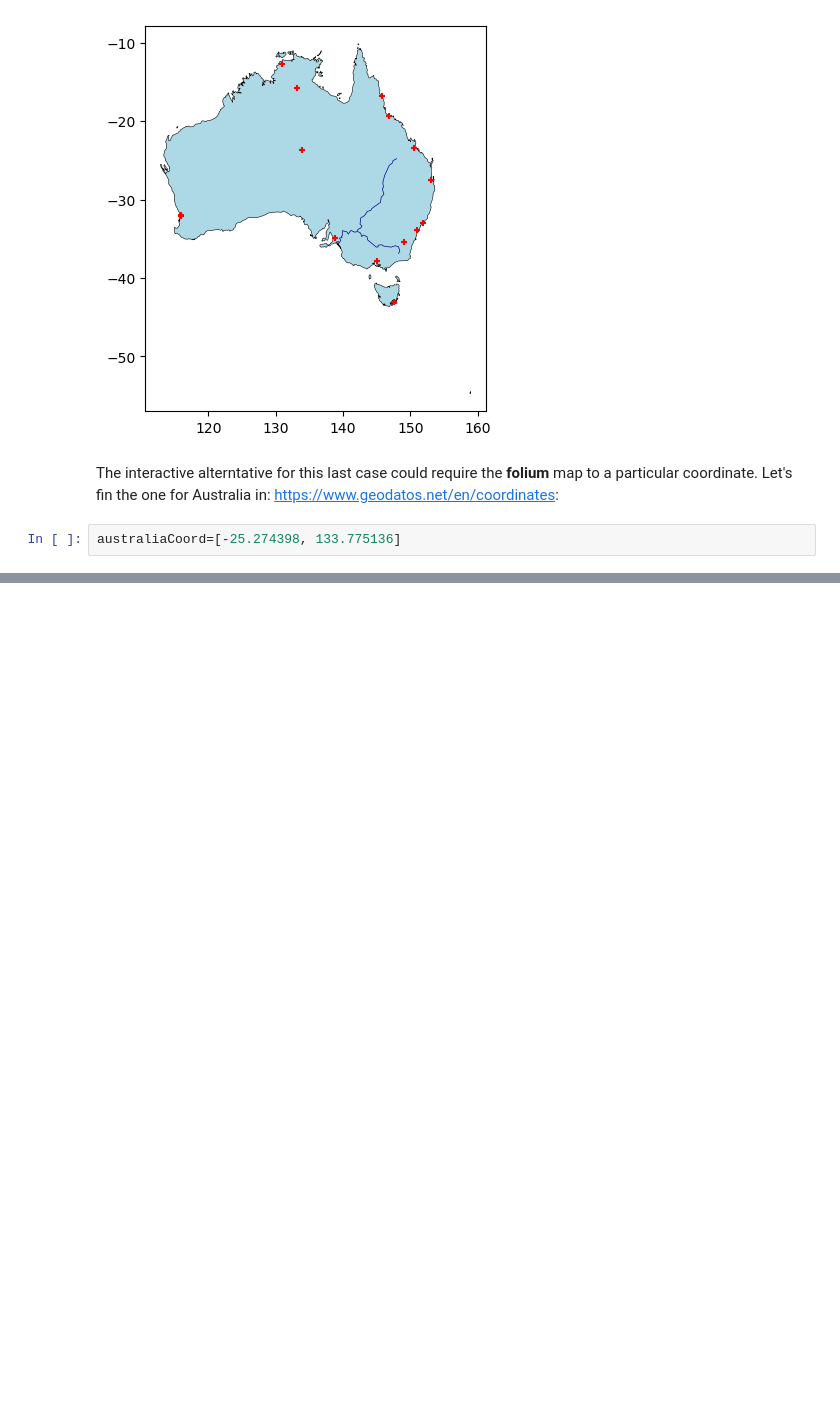
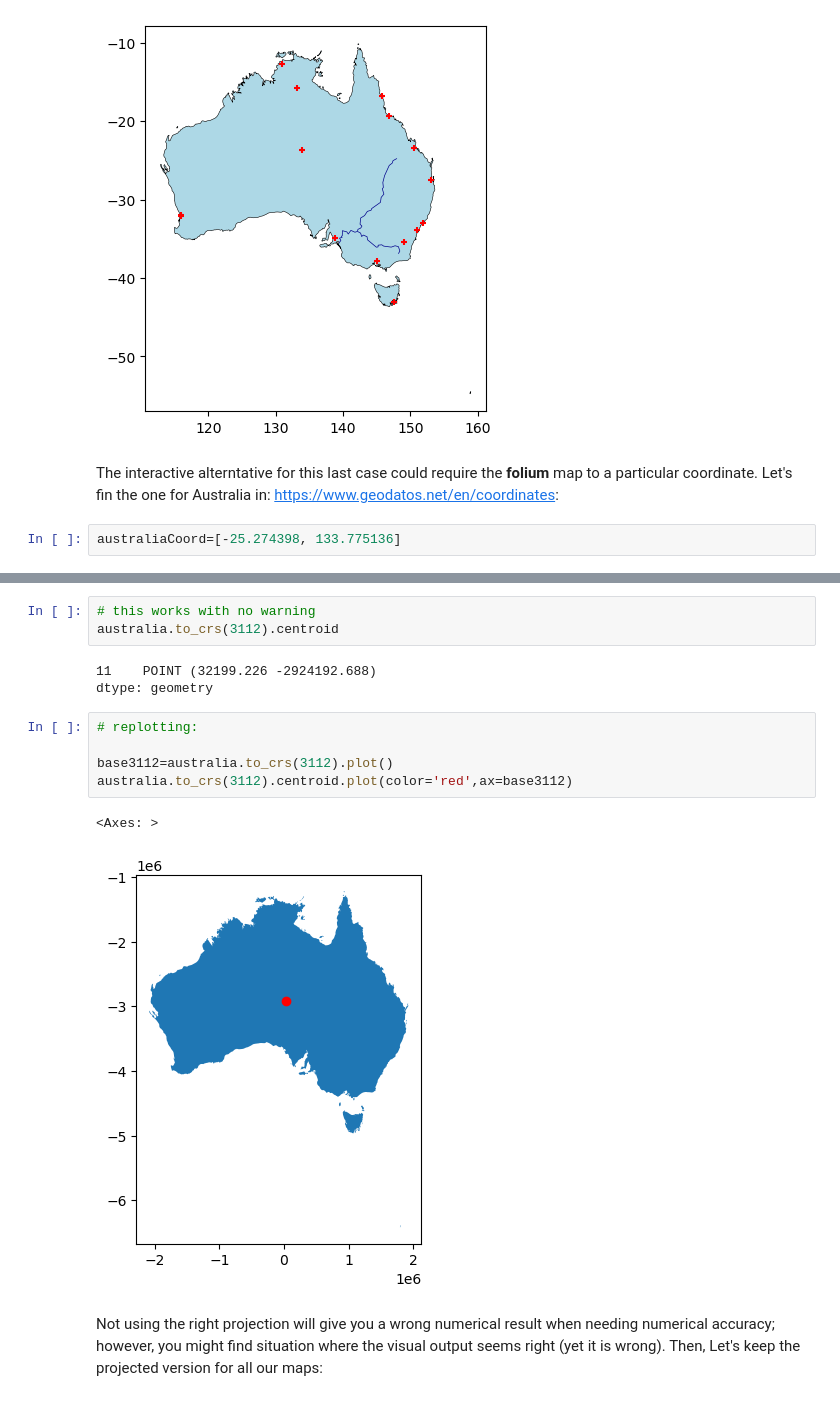
Before and after one commit to SpatialDataScience23-2/simpleplot, a Jupyter notebook: Evaluación2_20216893.ipynb, the cells around one changed output, grey strips where cells are left out. Cells and saved outputs as stored; diff of their text form; blank space fills up the shorter version.

```diff
--- a/Evaluación2_20216893.ipynb
+++ b/Evaluación2_20216893.ipynb
@@ -108,0 +140,16 @@ m
+# %%
+# this works with no warning
+australia.to_crs(3112).centroid
+# %% [output]
+11    POINT (32199.226 -2924192.688)
+dtype: geometry
+# %%
+# replotting:
+
+base3112=australia.to_crs(3112).plot()
+australia.to_crs(3112).centroid.plot(color='red',ax=base3112)
+# %% [output]
+<Axes: >
+[figure, added]
+# %% [markdown]
+Not using the right projection will give you a wrong numerical result when needing numerical accuracy; however, you might find situation where the visual output seems right (yet it is wrong). Then, Let's keep the projected version for all our maps:
```
Also changed, not shown: parts of 10 cells of this notebook.
